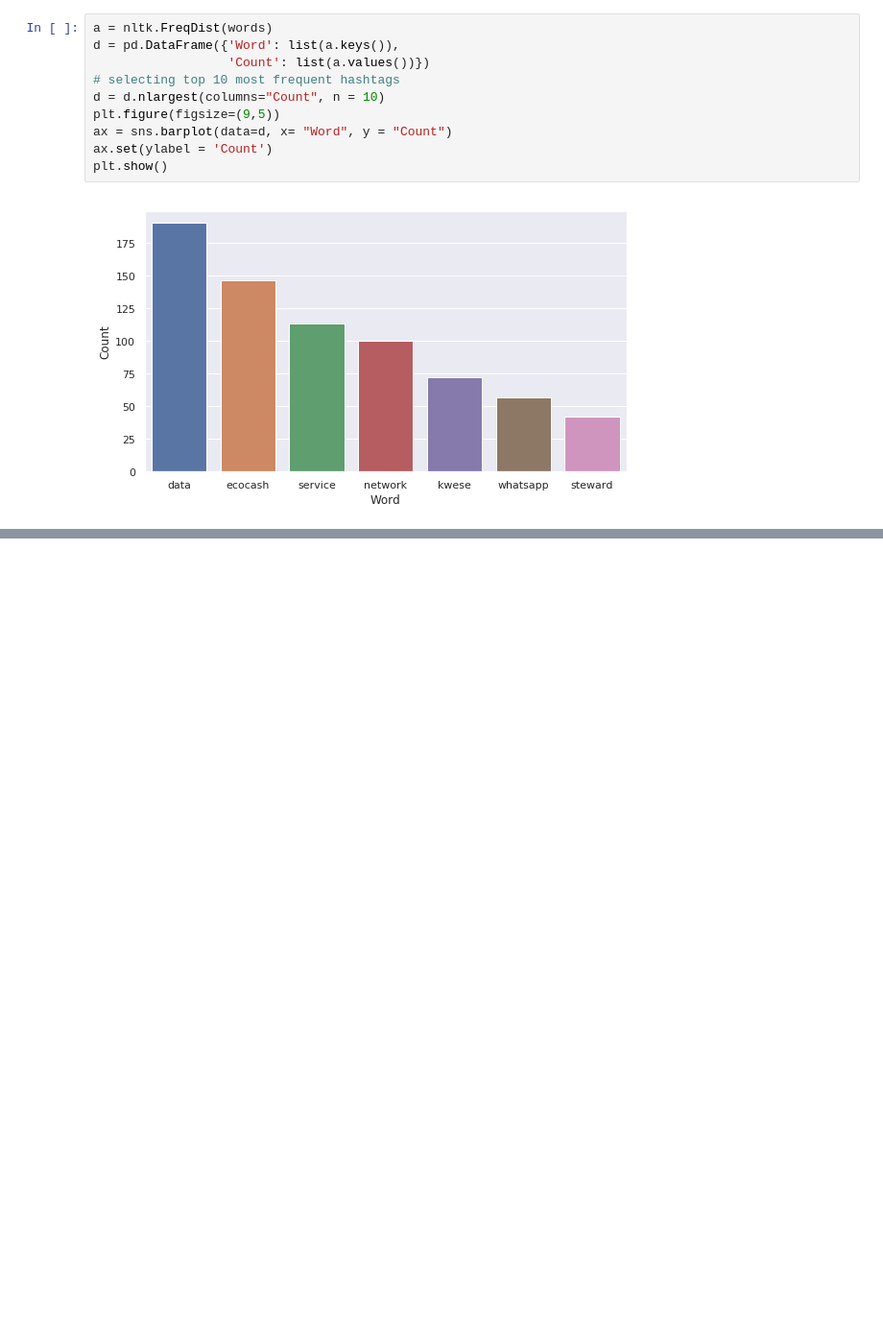
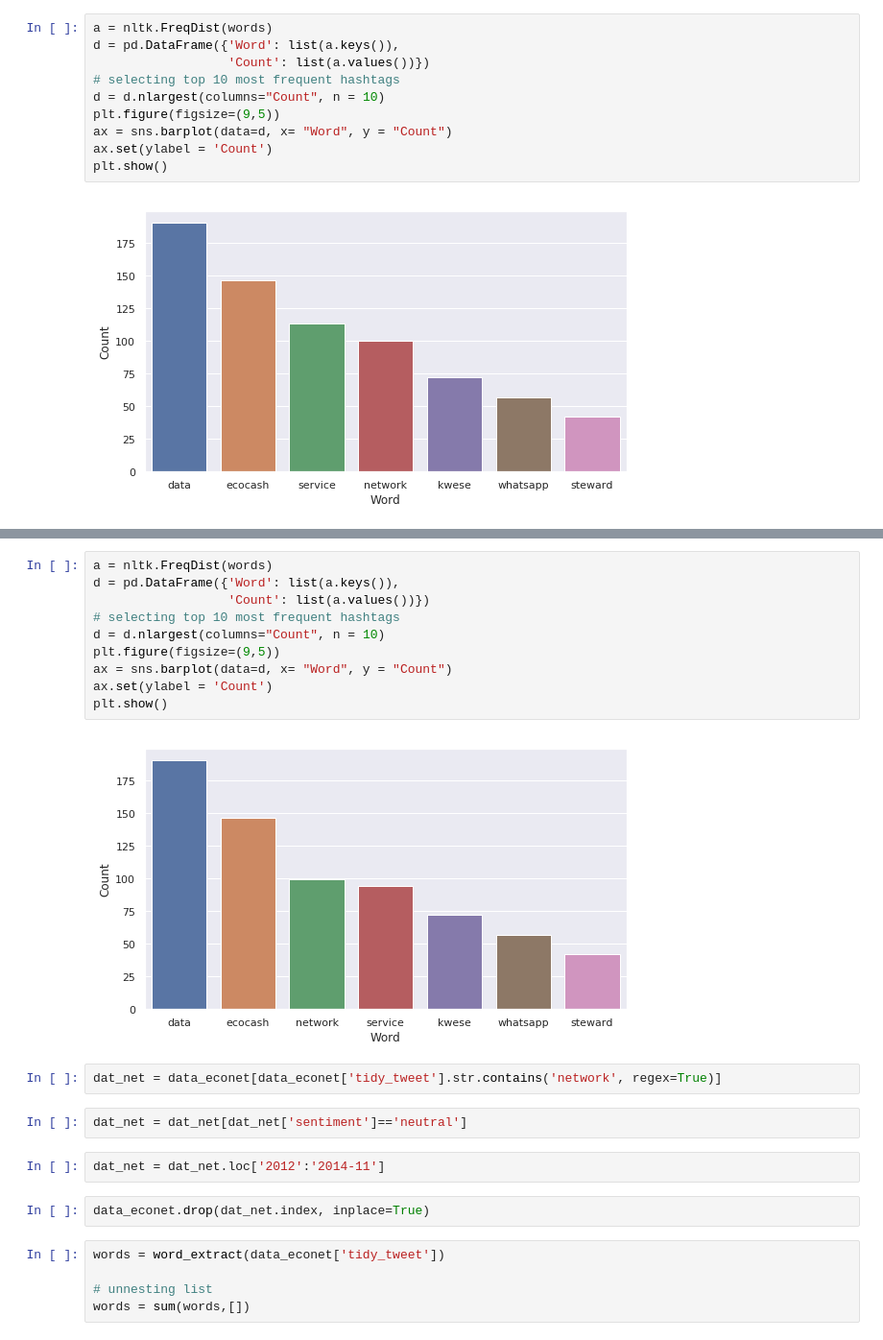
Before and after one commit to SimbaPy/EconetSentimentAnalysis, a Jupyter notebook: EconetSentimentAnalysis/2. Econet Sentiment Analysis.ipynb, the cells around one changed output, grey strips where cells are left out. Shown at 96% size. Cells and saved outputs as stored; diff of their text form; blank space fills up the shorter version.

```diff
--- a/EconetSentimentAnalysis/2. Econet Sentiment Analysis.ipynb
+++ b/EconetSentimentAnalysis/2. Econet Sentiment Analysis.ipynb
@@ -282,0 +284,25 @@ data_econet[data_econet['tidy_tweet'].str.contains('service', regex=True)]
+# %%
+a = nltk.FreqDist(words)
+d = pd.DataFrame({'Word': list(a.keys()),
+                  'Count': list(a.values())})
+# selecting top 10 most frequent hashtags
+d = d.nlargest(columns="Count", n = 10)
+plt.figure(figsize=(9,5))
+ax = sns.barplot(data=d, x= "Word", y = "Count")
+ax.set(ylabel = 'Count')
+plt.show()
+# %% [output]
+[figure, added]
+# %%
+dat_net = data_econet[data_econet['tidy_tweet'].str.contains('network', regex=True)]
+# %%
+dat_net = dat_net[dat_net['sentiment']=='neutral']
+# %%
+dat_net = dat_net.loc['2012':'2014-11']
+# %%
+data_econet.drop(dat_net.index, inplace=True)
+# %%
+words = word_extract(data_econet['tidy_tweet'])
+
+# unnesting list
+words = sum(words,[])
```
Also changed, not shown: parts of 32 cells of this notebook.
